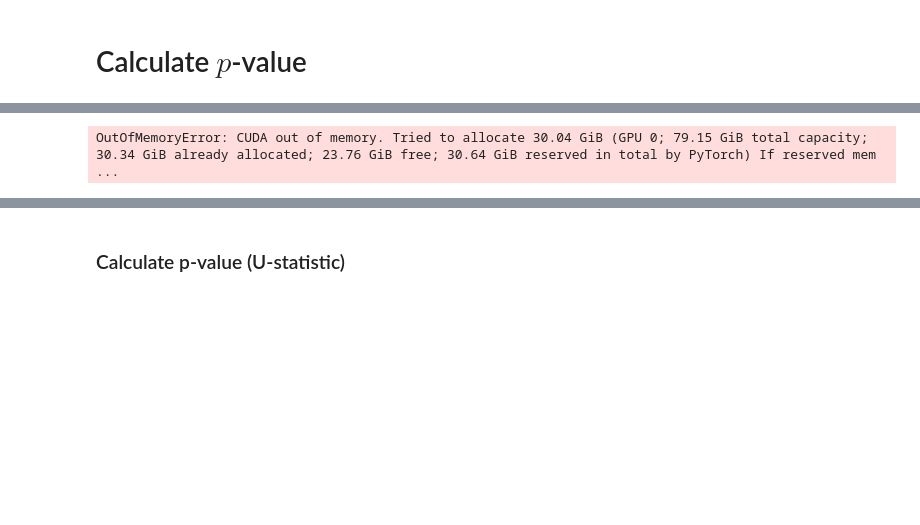
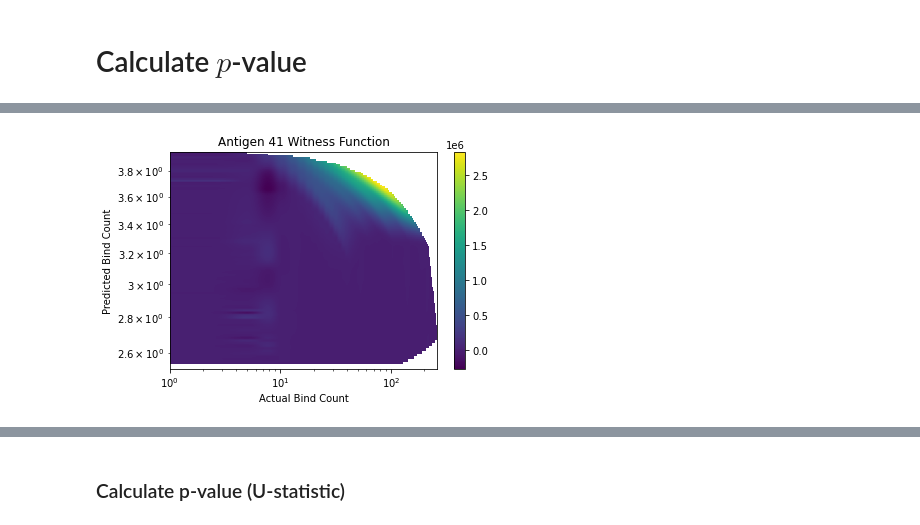
Before and after one commit to jboesen/tcellmatch, a Jupyter notebook: tutorials/10x_calibration.ipynb, the cells around one changed output, grey strips where cells are left out. Drawn from its saved outputs; the diff is of its cells as text; code cells hidden in the pictures; blank space fills up the shorter version.

```diff
--- a/tutorials/10x_calibration.ipynb
+++ b/tutorials/10x_calibration.ipynb
@@ -151,34 +148,32 @@ def f(mu, y):
     return out
 # %%
 from scipy.interpolate import griddata
-def plot_witness(col, n_samples=sys.maxsize):
+def plot_witness_surface(col, n_samples=sys.maxsize):
     Z = f(y_hat_mtx[:n_samples, col], y_mtx[:n_samples, col])
     # plt.hist(Z[:n_samples].cpu(), bins=100, log=True)
     X = y_mtx[:n_samples, col]
     Y = y_hat_mtx[:n_samples, col]
-    plt.hist(Y, log=True, bins=100)
-    plt.title(f"Antigen {col} Witness Function Values")
-    plt.xlabel("Value")
-    plt.ylabel("Frequency")
-    plt.show()
+
     graph = np.column_stack((X, np.exp(Y), Z.cpu()))
     sorted_idcs = np.lexsort((graph[:,2], graph[:,1]))
     graph = graph[sorted_idcs]
-    graph = graph[graph[:, 0] < 10]
+    # graph = graph[graph[:, 0] < 10]
 
     x_range = np.linspace(min(graph[:, 0]), max(graph[:, 0]), 100)
     y_range = np.linspace(min(graph[:, 1]), max(graph[:, 1]), 100)
     X, Y = np.meshgrid(x_range, y_range)
-    Z = griddata(graph[:, :2], graph[:, 2], (X, Y), method='cubic')  # You can try different interpolation methods
+    Z = griddata(graph[:, :2], graph[:, 2], (X, Y), method='cubic')
     plt.imshow(Z, cmap='viridis', extent=(min(graph[:, 0]), max(graph[:, 0]), min(graph[:, 1]), max(graph[:, 1])),
                aspect='auto')  # 'auto' adjusts the aspect ratio based on the plot size
     plt.colorbar()  # Add a colorbar to indicate intensity values
+    plt.gca().set_xscale('log')
+    plt.gca().set_yscale('log')
 
     plt.title(f"Antigen {col} Witness Function")
     plt.xlabel("Actual Bind Count")
     plt.ylabel("Predicted Bind Count")
     plt.show()
 # %%
-plot_witness(15)
+plot_witness_surface(41)
 # %% [output]
-OutOfMemoryError: CUDA out of memory. Tried to allocate 30.04 GiB (GPU 0; 79.15 GiB total capacity; 30.34 GiB already allocated; 23.76 GiB free; 30.64 GiB reserved in total by PyTorch) If reserved mem ...
+[figure, added]
```
Also changed, not shown: parts of 14 cells of this notebook.
